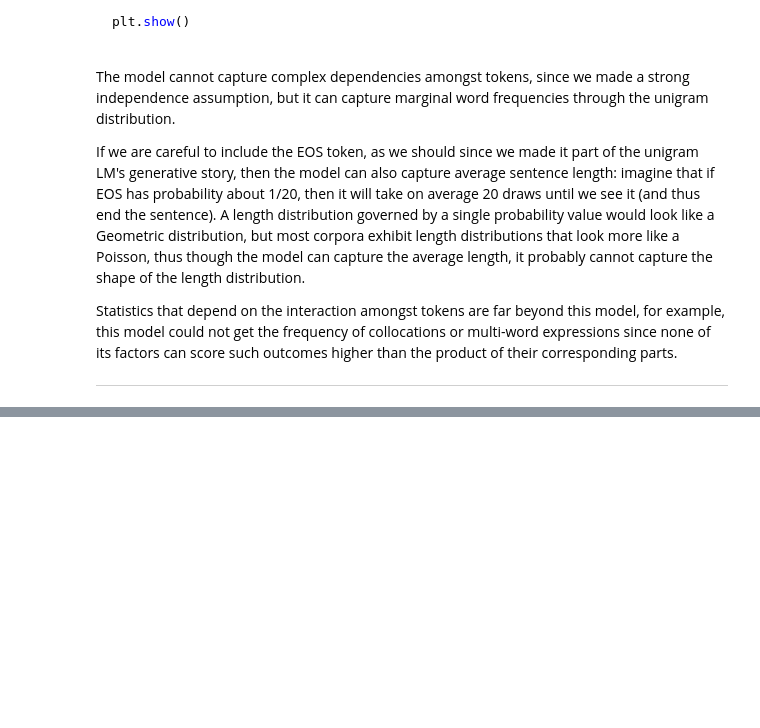
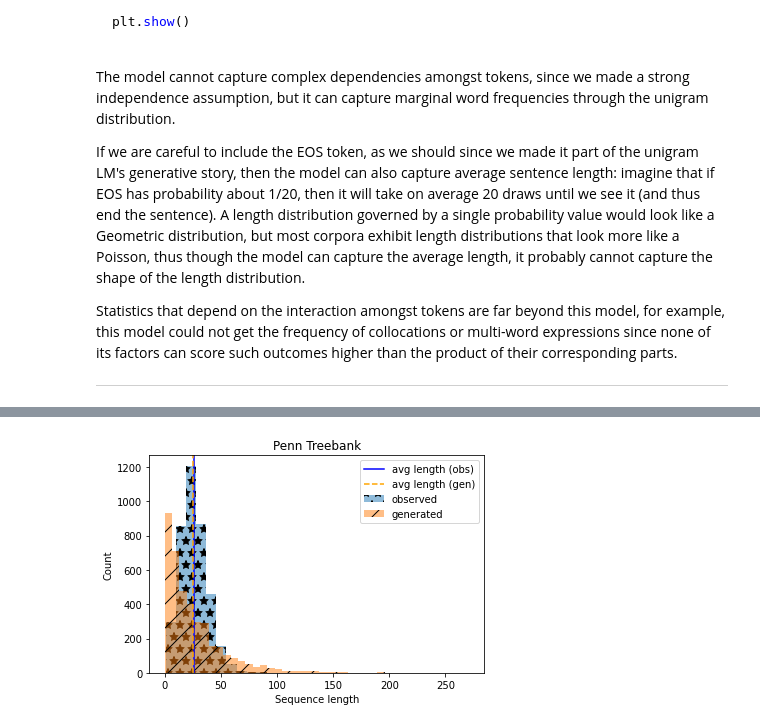
Before and after one commit to probabll/ntmi-tutorials, a Jupyter notebook: T1/T1.ipynb, the cells around one changed output, grey strips where cells are left out. Cells and saved outputs as stored; diff of their text form; code cells hidden in the pictures; folded sections open; blank space fills up the shorter version.

```diff
--- a/T1/T1.ipynb
+++ b/T1/T1.ipynb
@@ -627,0 +809,14 @@ Statistics that depend on the interaction amongst tokens are far beyond this mod
+# %%
+# The length distribution is not captured well, even though average length is captured well
+_ = plt.hist(observed_L, bins=30, alpha=0.5, hatch='*', label='observed')
+_ = plt.hist(generated_L, bins=30, alpha=0.5, hatch='/', label='generated')
+_ = plt.xlabel('Sequence length')
+_ = plt.ylabel('Count')
+_ = plt.title('Penn Treebank')
+_ = plt.axvline(x=observed_L.mean(), ls='-', c='blue', label='avg length (obs)')
+_ = plt.axvline(x=generated_L.mean(), ls='--', c='orange', label='avg length (gen)')
+_ = plt.legend()
+plt.savefig('ptb_length.png')
+plt.show()
+# %% [output]
+[figure, added]
```
Also changed, not shown: parts of 28 cells of this notebook, 5 other files.
